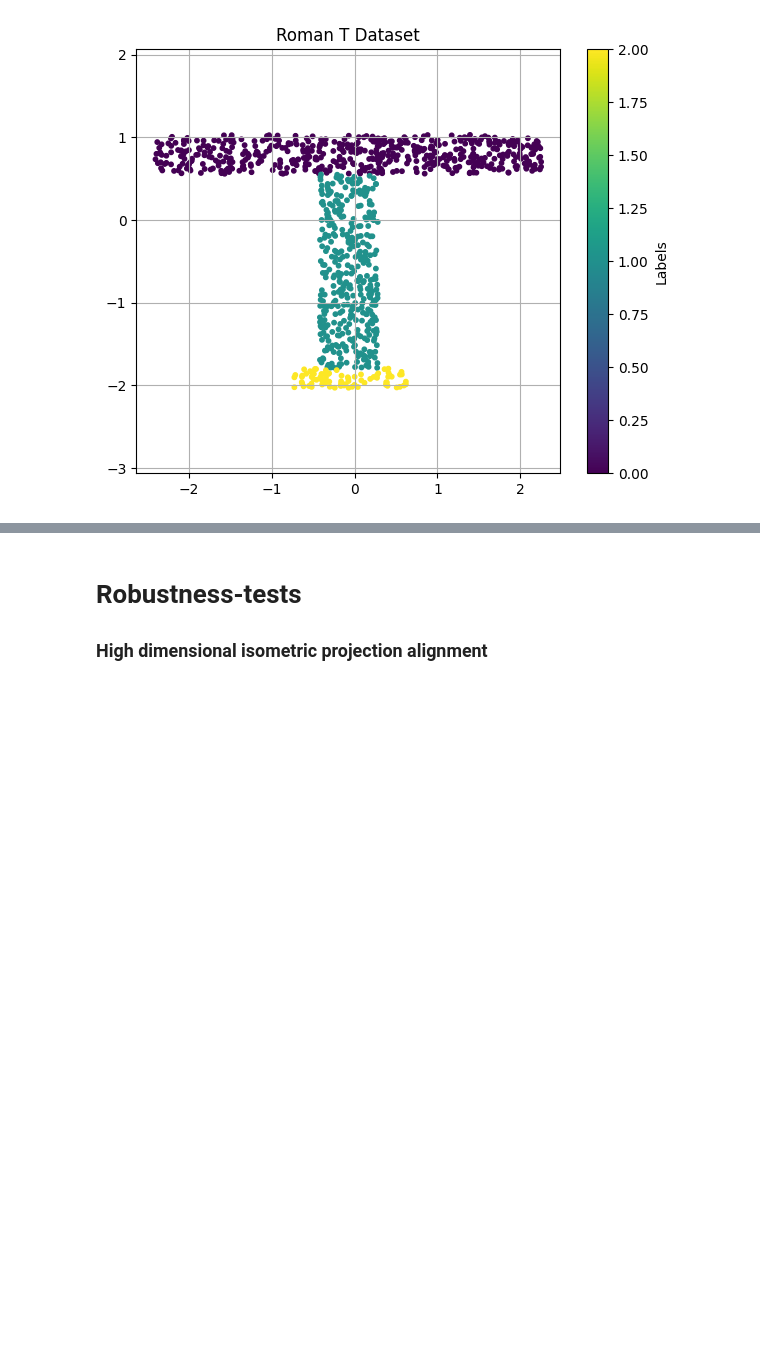
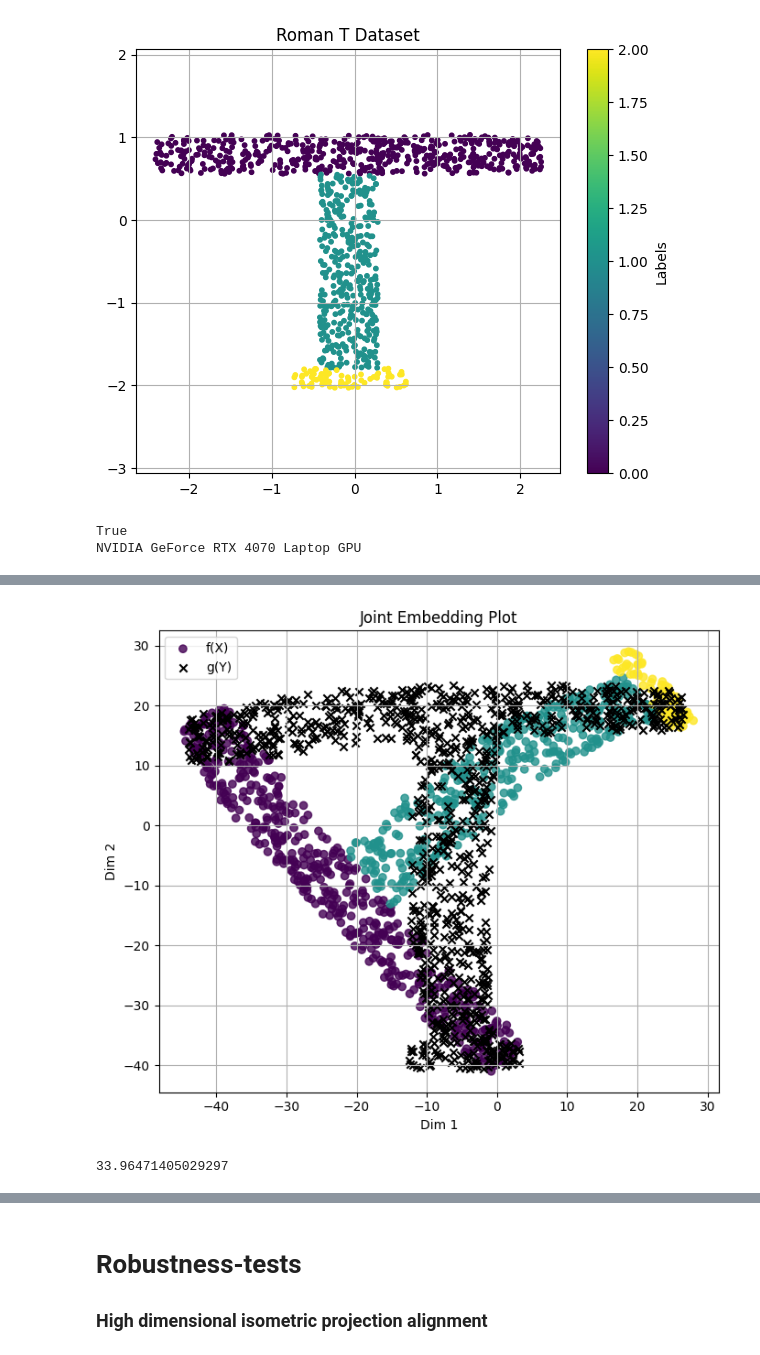
Before and after one commit to IMSBCompBio/OMEN, a Jupyter notebook: src/JustusAlignment/Alignment_results.ipynb, the cells around one changed output, grey strips where cells are left out. Saved outputs shown, nothing was run; the diff lists cells and outputs as text; code cells hidden in the pictures; blank space fills up the shorter version.

```diff
--- a/src/JustusAlignment/Alignment_results.ipynb
+++ b/src/JustusAlignment/Alignment_results.ipynb
@@ -43,6 +43,13 @@ X_orig = scaler_X.fit_transform(X)
 plot_2d(X_orig, labels, title="Roman T Dataset")
 # %% [output]
 [figure]
+# %%
+import torch
+print(torch.cuda.is_available())
+print(torch.cuda.get_device_name(0))
+# %% [output]
+True
+NVIDIA GeForce RTX 4070 Laptop GPU
 # %%
 # Selfalignment - Single execution:
 Y = X
@@ -52,8 +59,8 @@ X = X
 f_net, g_net, loss = train_joint_embedding(X, Y, epochs=2000, verbose=True, k=15, embed_dim=2, alpha=0.1)
 
 # Calculate distance between corresponding points in the embedding space
-X_tensor = torch.tensor(X, dtype=torch.float32)
-Y_tensor = torch.tensor(Y, dtype=torch.float32)
+X_tensor = torch.tensor(X, dtype=torch.float32).to('cuda') # for gpu use
+Y_tensor = torch.tensor(Y, dtype=torch.float32).to('cuda') # for gpu use
 
 # Compute the embedded representations
 fX = f_net(X_tensor)
@@ -68,7 +75,7 @@ disagreement = torch.norm(fX - gY, dim=1).mean().item()
 
 plot_embeddings_2d(X, Y,
                    labels_X=labels,
-                   labels_Y=labels,
                    f_net=f_net,
                    g_net=g_net)
 disagreement
+# %% [output]
@@ -75,3 +102,5 @@ disagreement
+[figure, added]
+33.96471405029297
 # %%
 # Selfalignment:
 X = X_orig
```
Also changed, not shown: parts of 21 cells of this notebook, 17 other files.
